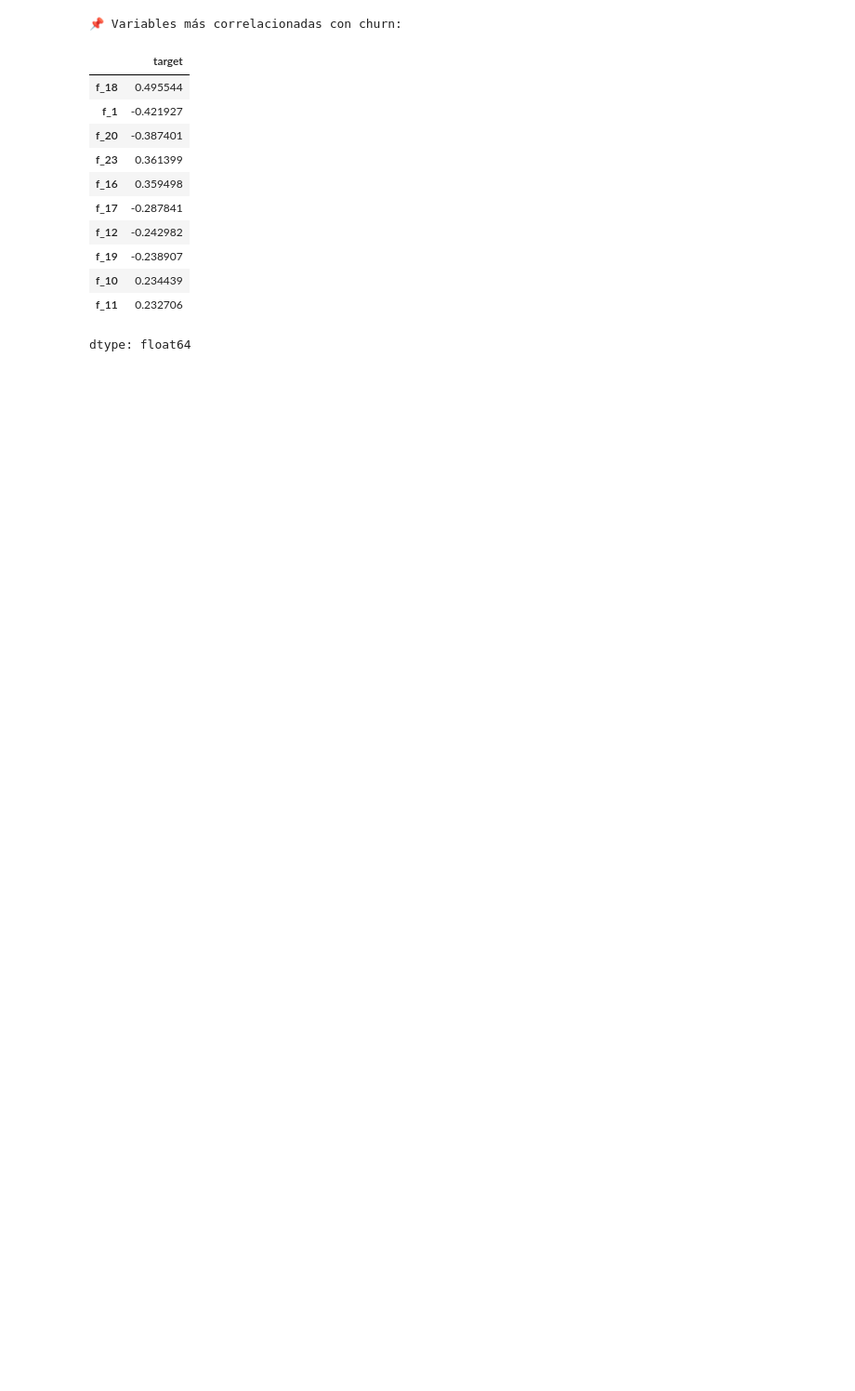
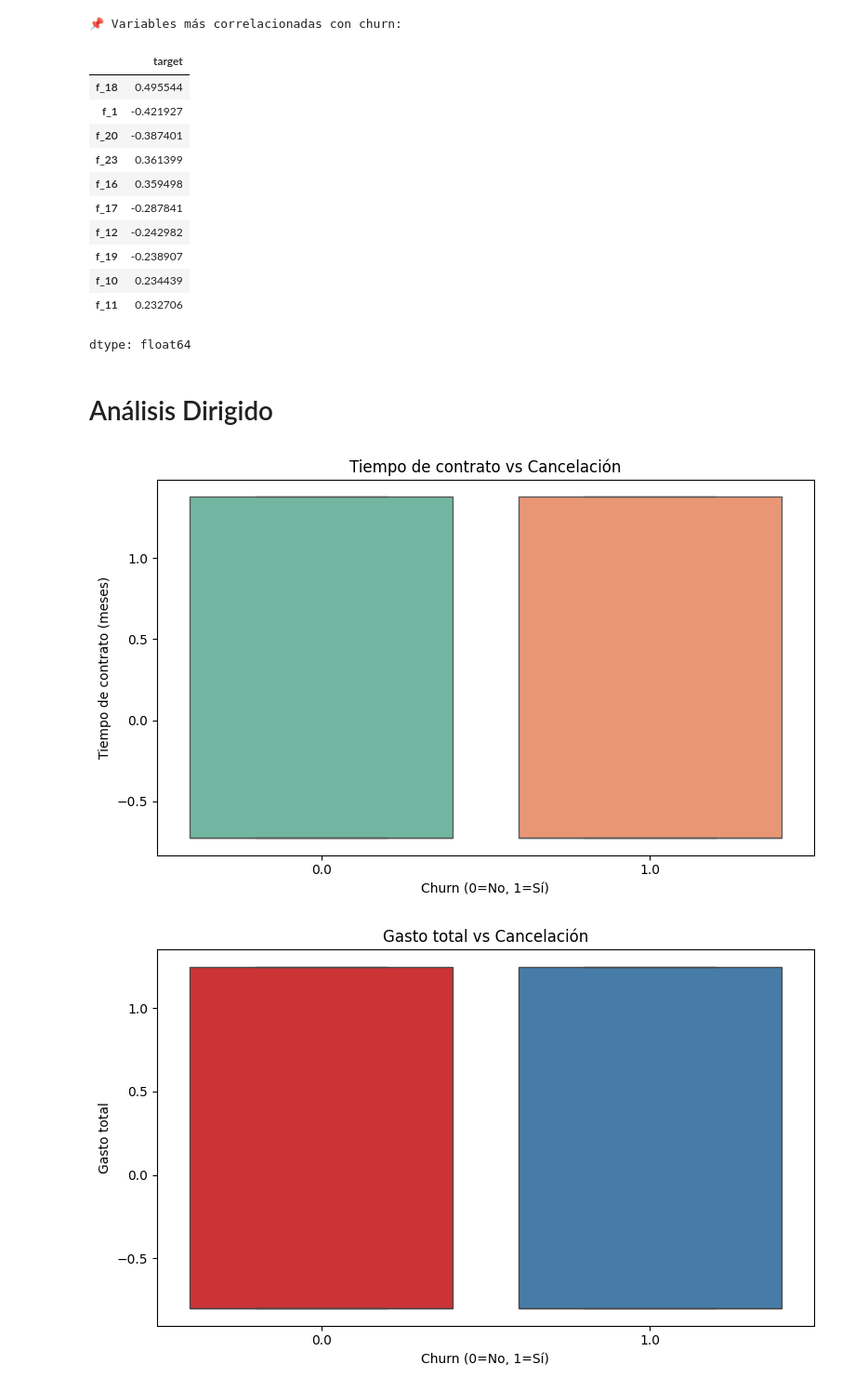
Before and after one commit to Junior11995/Challenge-TelecomX-Parte2-Prediccion, a Jupyter notebook: Challenge_TelecomX_Parte2_Prediccion.ipynb, the cells around one changed output. Shown: that part at 93% size. Cells and saved outputs as stored; diff of their text form; code cells hidden in the pictures; blank space fills up the shorter version.

Commit message:
Análisis Dirigido: Variables clave vs Cancelación (sin warnings)

```diff
--- a/Challenge_TelecomX_Parte2_Prediccion.ipynb
+++ b/Challenge_TelecomX_Parte2_Prediccion.ipynb
@@ -645,3 +645,53 @@ display(target_corr.head(10))
 | f_10 | 0.234439 |
 | f_11 | 0.232706 |
 dtype: float64
+# %% [markdown]
+# Análisis Dirigido
+# %%
+# =========================================================
+# Análisis Dirigido: Variables clave vs Cancelación (sin warnings)
+# =========================================================
+import seaborn as sns
+import matplotlib.pyplot as plt
+
+# Asignar nombres de columnas reales basados en la exploración
+col_contrato = "f_6"        # Reemplaza si otra variable representa tenure
+col_gasto = "f_9"           # Reemplaza si otra representa totalcharges
+
+# Reconstruir dataset con la variable target
+df_dirigido = pd.concat([X_train_bal_df, y_train_bal_sr], axis=1)
+
+# 1) Boxplot: Tiempo de contrato × Churn
+plt.figure(figsize=(8, 5))
+sns.boxplot(x="target", y=col_contrato, data=df_dirigido, hue="target", palette="Set2", legend=False)
+plt.title("Tiempo de contrato vs Cancelación")
+plt.xlabel("Churn (0=No, 1=Sí)")
+plt.ylabel("Tiempo de contrato (meses)")
+plt.tight_layout()
+plt.show()
+
+# 2) Boxplot: Gasto total × Churn
+plt.figure(figsize=(8, 5))
+sns.boxplot(x="target", y=col_gasto, data=df_dirigido, hue="target", palette="Set1", legend=False)
+plt.title("Gasto total vs Cancelación")
+plt.xlabel("Churn (0=No, 1=Sí)")
+plt.ylabel("Gasto total")
+plt.tight_layout()
+plt.show()
+
+# 3) Scatterplot: Gasto vs Tiempo de contrato según churn
+plt.figure(figsize=(8, 6))
+sns.scatterplot(
+    x=col_contrato, y=col_gasto,
+    hue="target", data=df_dirigido,
+    alpha=0.6, palette={0: "blue", 1: "red"}
+)
+plt.title("Gasto total vs Tiempo de contrato (según churn)")
+plt.xlabel("Tiempo de contrato (meses)")
+plt.ylabel("Gasto total")
+plt.legend(title="Churn", labels=["No", "Sí"])
+plt.tight_layout()
+plt.show()
+# %% [output]
+[figure, added]
+[figure, added]
```
Also changed, not shown: parts of 1 cell of this notebook.
